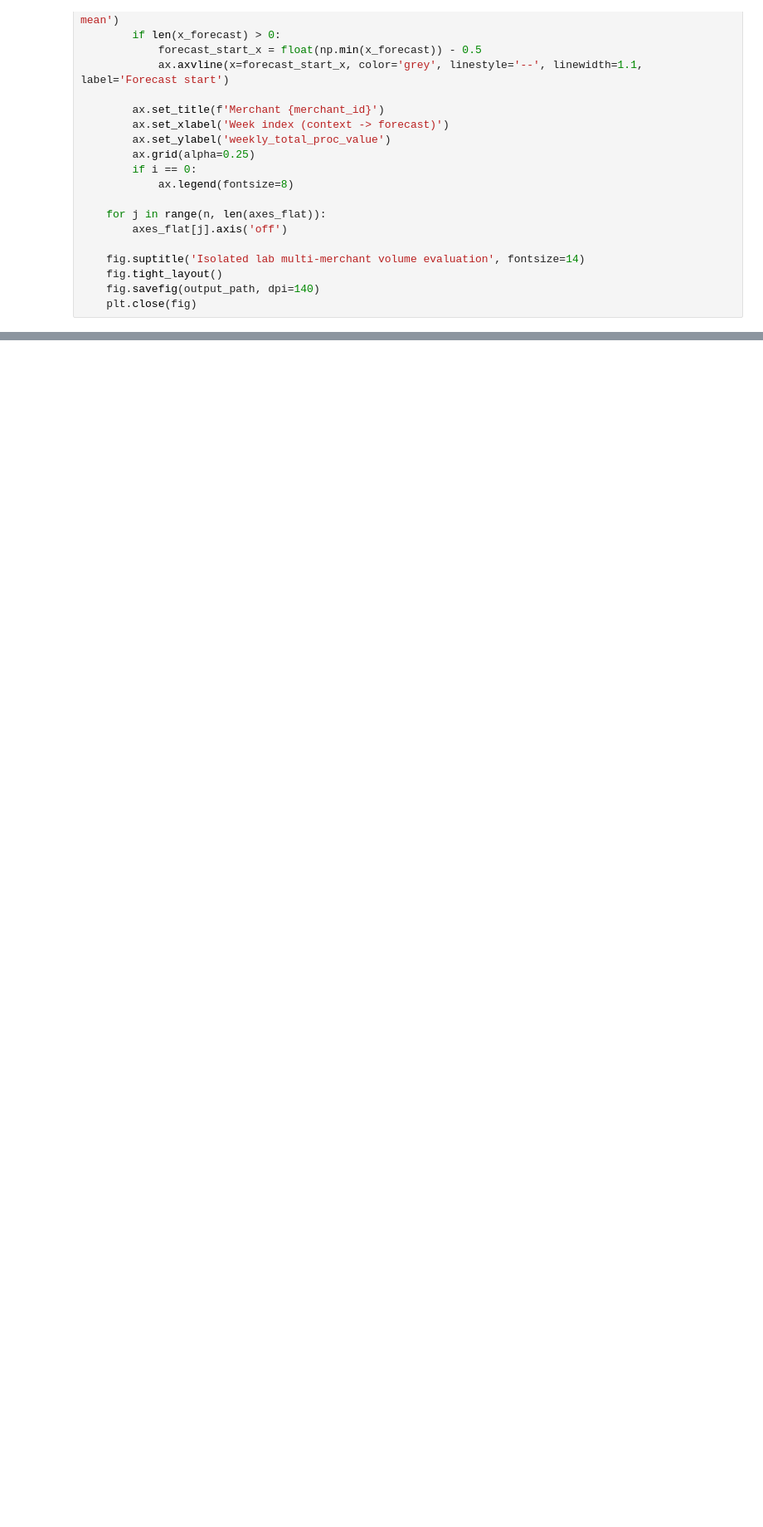
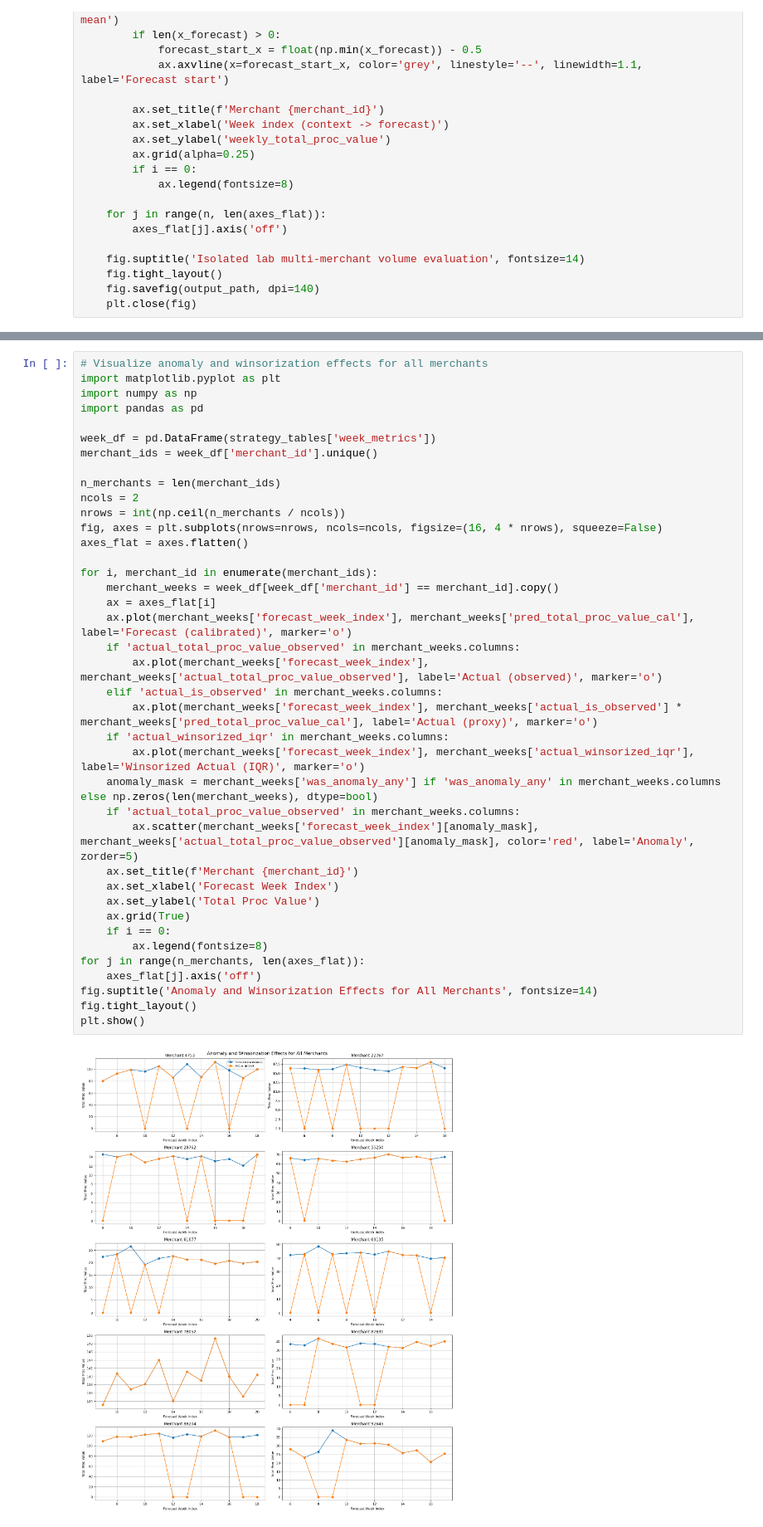
Before and after one commit to Yattmeo/404_found_us, a Jupyter notebook: ml_pipeline/Matt_EDA/isolated_service_lab/isolated_multi_merchant_volume_eval.ipynb, the cells around one changed output, grey strips where cells are left out. Shown at 83% size. Saved outputs shown, nothing was run; the diff lists cells and outputs as text; blank space fills up the shorter version.

```diff
--- a/ml_pipeline/Matt_EDA/isolated_service_lab/isolated_multi_merchant_volume_eval.ipynb
+++ b/ml_pipeline/Matt_EDA/isolated_service_lab/isolated_multi_merchant_volume_eval.ipynb
@@ -477,0 +1477,41 @@ METRICS_PATH, PLOT_PATH, DB_PATH
+# %%
+# Visualize anomaly and winsorization effects for all merchants
+import matplotlib.pyplot as plt
+import numpy as np
+import pandas as pd
+
+week_df = pd.DataFrame(strategy_tables['week_metrics'])
+merchant_ids = week_df['merchant_id'].unique()
+
+n_merchants = len(merchant_ids)
+ncols = 2
+nrows = int(np.ceil(n_merchants / ncols))
+fig, axes = plt.subplots(nrows=nrows, ncols=ncols, figsize=(16, 4 * nrows), squeeze=False)
+axes_flat = axes.flatten()
+
+for i, merchant_id in enumerate(merchant_ids):
+    merchant_weeks = week_df[week_df['merchant_id'] == merchant_id].copy()
+    ax = axes_flat[i]
+    ax.plot(merchant_weeks['forecast_week_index'], merchant_weeks['pred_total_proc_value_cal'], label='Forecast (calibrated)', marker='o')
+    if 'actual_total_proc_value_observed' in merchant_weeks.columns:
+        ax.plot(merchant_weeks['forecast_week_index'], merchant_weeks['actual_total_proc_value_observed'], label='Actual (observed)', marker='o')
+    elif 'actual_is_observed' in merchant_weeks.columns:
+        ax.plot(merchant_weeks['forecast_week_index'], merchant_weeks['actual_is_observed'] * merchant_weeks['pred_total_proc_value_cal'], label='Actual (proxy)', marker='o')
+    if 'actual_winsorized_iqr' in merchant_weeks.columns:
+        ax.plot(merchant_weeks['forecast_week_index'], merchant_weeks['actual_winsorized_iqr'], label='Winsorized Actual (IQR)', marker='o')
+    anomaly_mask = merchant_weeks['was_anomaly_any'] if 'was_anomaly_any' in merchant_weeks.columns else np.zeros(len(merchant_weeks), dtype=bool)
+    if 'actual_total_proc_value_observed' in merchant_weeks.columns:
+        ax.scatter(merchant_weeks['forecast_week_index'][anomaly_mask], merchant_weeks['actual_total_proc_value_observed'][anomaly_mask], color='red', label='Anomaly', zorder=5)
+    ax.set_title(f'Merchant {merchant_id}')
+    ax.set_xlabel('Forecast Week Index')
+    ax.set_ylabel('Total Proc Value')
+    ax.grid(True)
+    if i == 0:
+        ax.legend(fontsize=8)
+for j in range(n_merchants, len(axes_flat)):
+    axes_flat[j].axis('off')
+fig.suptitle('Anomaly and Winsorization Effects for All Merchants', fontsize=14)
+fig.tight_layout()
+plt.show()
+# %% [output]
+[figure, added]
```
Also changed, not shown: parts of 11 cells of this notebook, 12 other files.
